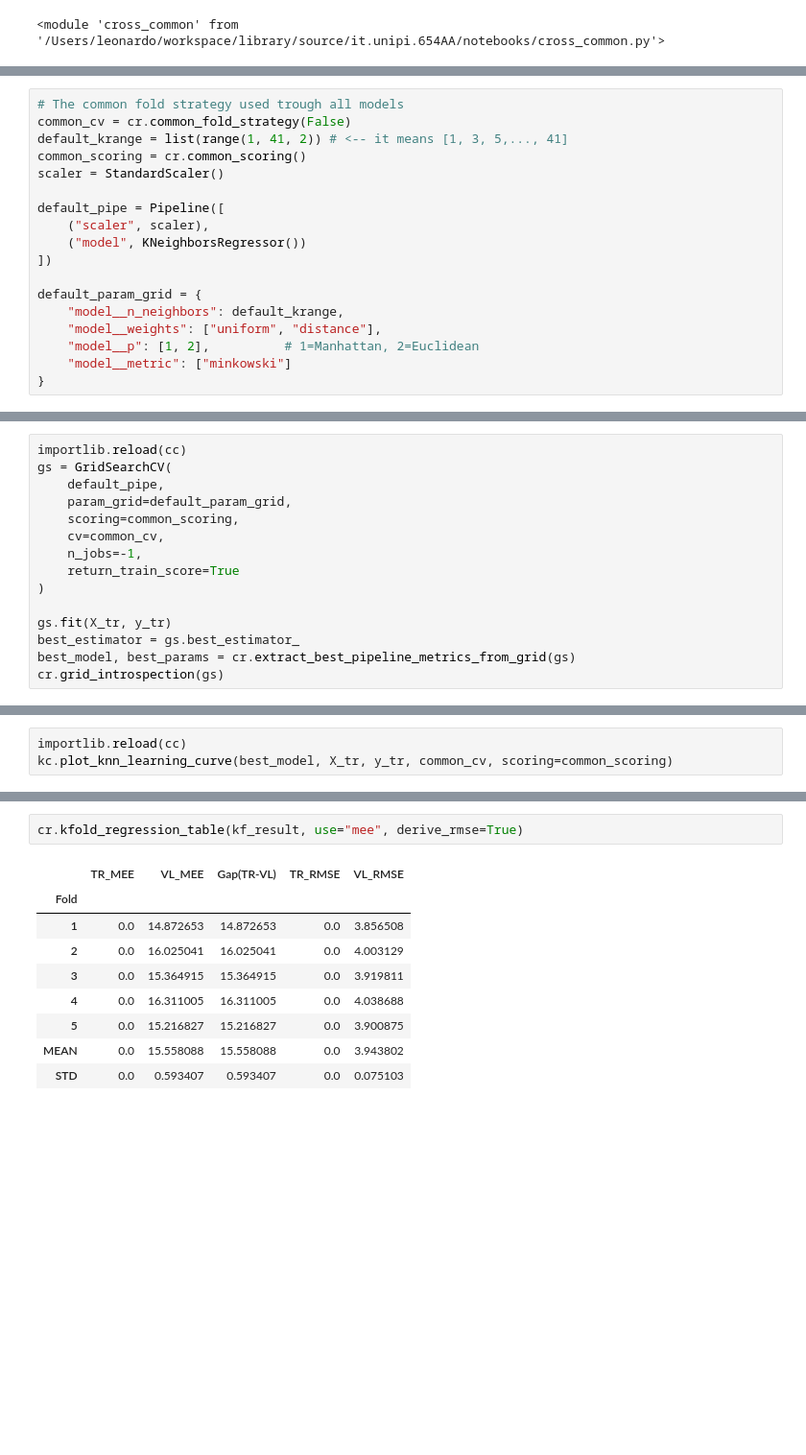
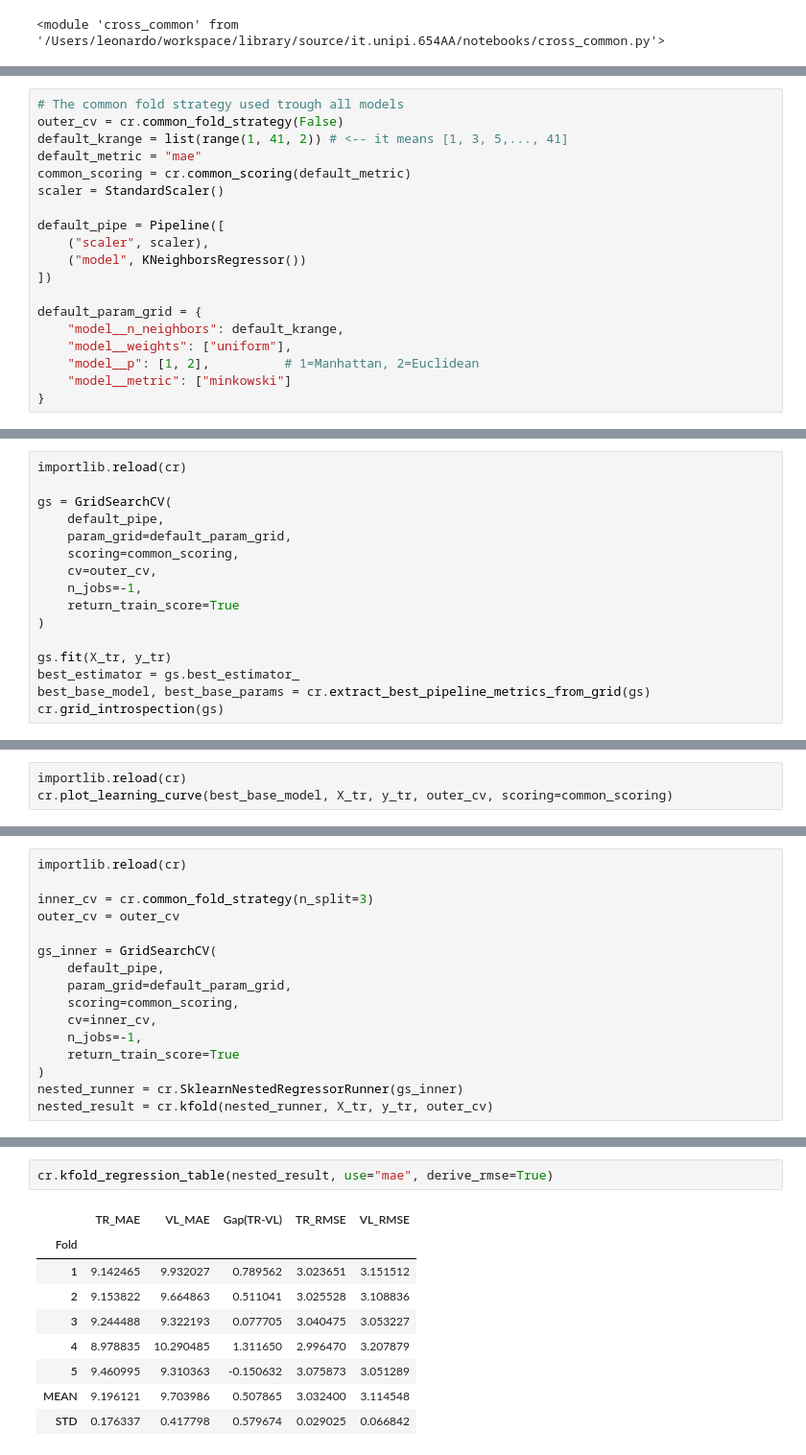
Before and after one commit to Borbico/Machine_Learning_Melaccio, a Jupyter notebook: notebooks/cup_KNN.ipynb, the cells around one changed output, grey strips where cells are left out. Shown at 96% size. Drawn from its saved outputs; the diff is of its cells as text; blank space fills up the shorter version.

```diff
--- a/notebooks/cup_KNN.ipynb
+++ b/notebooks/cup_KNN.ipynb
@@ -25,8 +33,9 @@ importlib.reload(cr)
 # %%
 # The common fold strategy used trough all models
-common_cv = cr.common_fold_strategy(False)
+outer_cv = cr.common_fold_strategy(False)
 default_krange = list(range(1, 41, 2)) # <-- it means [1, 3, 5,..., 41]
-common_scoring = cr.common_scoring()
+default_metric = "mae"
+common_scoring = cr.common_scoring(default_metric)
 scaler = StandardScaler()
 
 default_pipe = Pipeline([
@@ -36,7 +45,7 @@ default_pipe = Pipeline([
 
 default_param_grid = {
     "model__n_neighbors": default_krange,
-    "model__weights": ["uniform", "distance"],
+    "model__weights": ["uniform"],
     "model__p": [1, 2],          # 1=Manhattan, 2=Euclidean
     "model__metric": ["minkowski"]
 }
@@ -75,16 +82,17 @@ Raw scores: [-36.10307312 -34.5480423  -35.62013626 -35.9157486  -36.77814102]
 # %%
-importlib.reload(cc)
+importlib.reload(cr)
+
 gs = GridSearchCV(
     default_pipe,
     param_grid=default_param_grid,
     scoring=common_scoring,
-    cv=common_cv,
+    cv=outer_cv,
     n_jobs=-1,
     return_train_score=True
 )
 
 gs.fit(X_tr, y_tr)
 best_estimator = gs.best_estimator_
-best_model, best_params = cr.extract_best_pipeline_metrics_from_grid(gs)
+best_base_model, best_base_params = cr.extract_best_pipeline_metrics_from_grid(gs)
 cr.grid_introspection(gs)
 # %% [output]
@@ -103,5 +113,5 @@ kc.plot_knn_validation_curve_from_gs(gs,"mean")
 <p>With distance-weighted KNN, the training error might be zero by construction, as each training point dominates its own prediction. Therefore, only the validation curve provides meaningful information about generalization.</p>
 # %%
-importlib.reload(cc)
-kc.plot_knn_learning_curve(best_model, X_tr, y_tr, common_cv, scoring=common_scoring)
+importlib.reload(cr)
+cr.plot_learning_curve(best_base_model, X_tr, y_tr, outer_cv, scoring=common_scoring)
 # %% [output]
@@ -181,0 +175,16 @@ cr.plot_kfold_mae(kf_result)
+# %%
+importlib.reload(cr)
+
+inner_cv = cr.common_fold_strategy(n_split=3)
+outer_cv = outer_cv
+
+gs_inner = GridSearchCV(
+    default_pipe,
+    param_grid=default_param_grid,
+    scoring=common_scoring,
+    cv=inner_cv,
+    n_jobs=-1,
+    return_train_score=True
+)
+nested_runner = cr.SklearnNestedRegressorRunner(gs_inner)
+nested_result = cr.kfold(nested_runner, X_tr, y_tr, outer_cv)
@@ -182,12 +209,12 @@ cr.plot_kfold_mae(kf_result)
 # %%
-cr.kfold_regression_table(kf_result, use="mee", derive_rmse=True)
+cr.kfold_regression_table(nested_result, use="mae", derive_rmse=True)
 # %% [output]
-|  | TR_MEE | VL_MEE | Gap(TR-VL) | TR_RMSE | VL_RMSE |
+|  | TR_MAE | VL_MAE | Gap(TR-VL) | TR_RMSE | VL_RMSE |
 | Fold |  |  |  |  |  |
-| 1 | 0.0 | 14.872653 | 14.872653 | 0.0 | 3.856508 |
-| 2 | 0.0 | 16.025041 | 16.025041 | 0.0 | 4.003129 |
-| 3 | 0.0 | 15.364915 | 15.364915 | 0.0 | 3.919811 |
-| 4 | 0.0 | 16.311005 | 16.311005 | 0.0 | 4.038688 |
-| 5 | 0.0 | 15.216827 | 15.216827 | 0.0 | 3.900875 |
-| MEAN | 0.0 | 15.558088 | 15.558088 | 0.0 | 3.943802 |
-| STD | 0.0 | 0.593407 | 0.593407 | 0.0 | 0.075103 |
+| 1 | 9.142465 | 9.932027 | 0.789562 | 3.023651 | 3.151512 |
+| 2 | 9.153822 | 9.664863 | 0.511041 | 3.025528 | 3.108836 |
+| 3 | 9.244488 | 9.322193 | 0.077705 | 3.040475 | 3.053227 |
+| 4 | 8.978835 | 10.290485 | 1.311650 | 2.996470 | 3.207879 |
+| 5 | 9.460995 | 9.310363 | -0.150632 | 3.075873 | 3.051289 |
+| MEAN | 9.196121 | 9.703986 | 0.507865 | 3.032400 | 3.114548 |
+| STD | 0.176337 | 0.417798 | 0.579674 | 0.029025 | 0.066842 |
```
Also changed, not shown: parts of 41 cells of this notebook, 11 other files.
